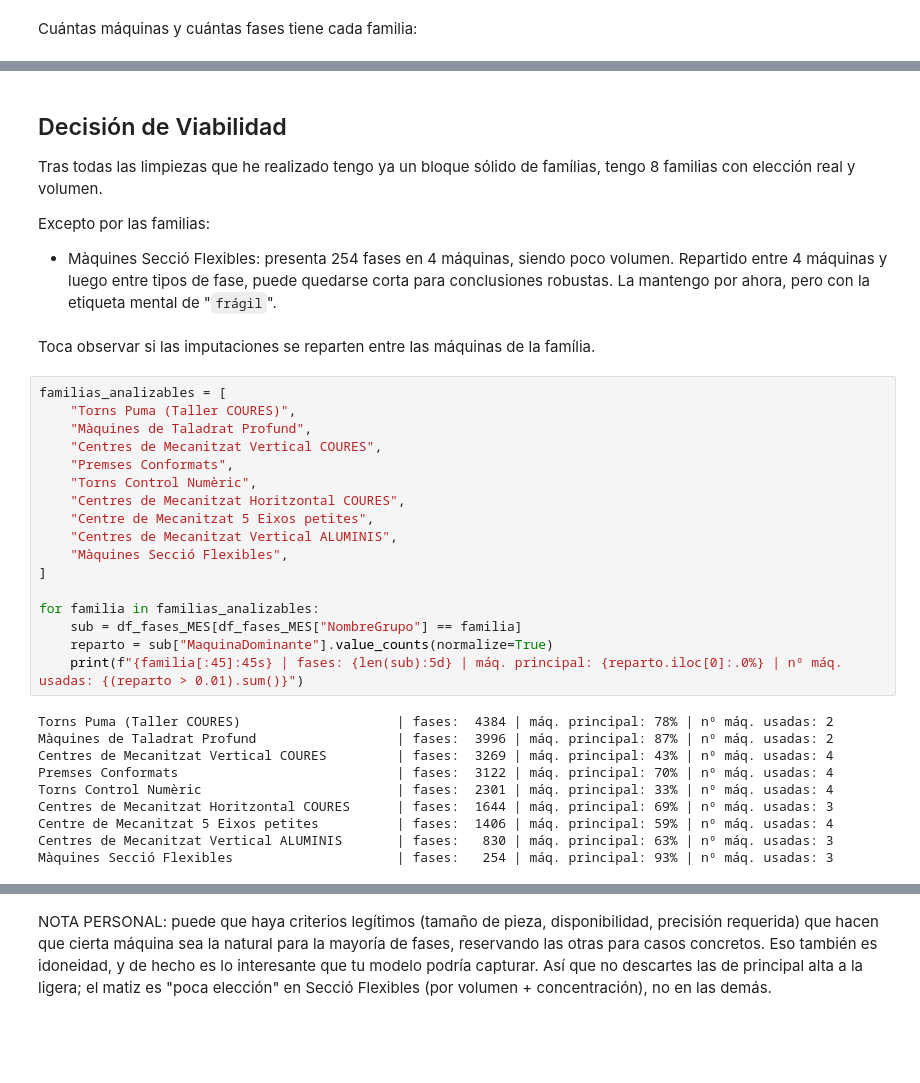
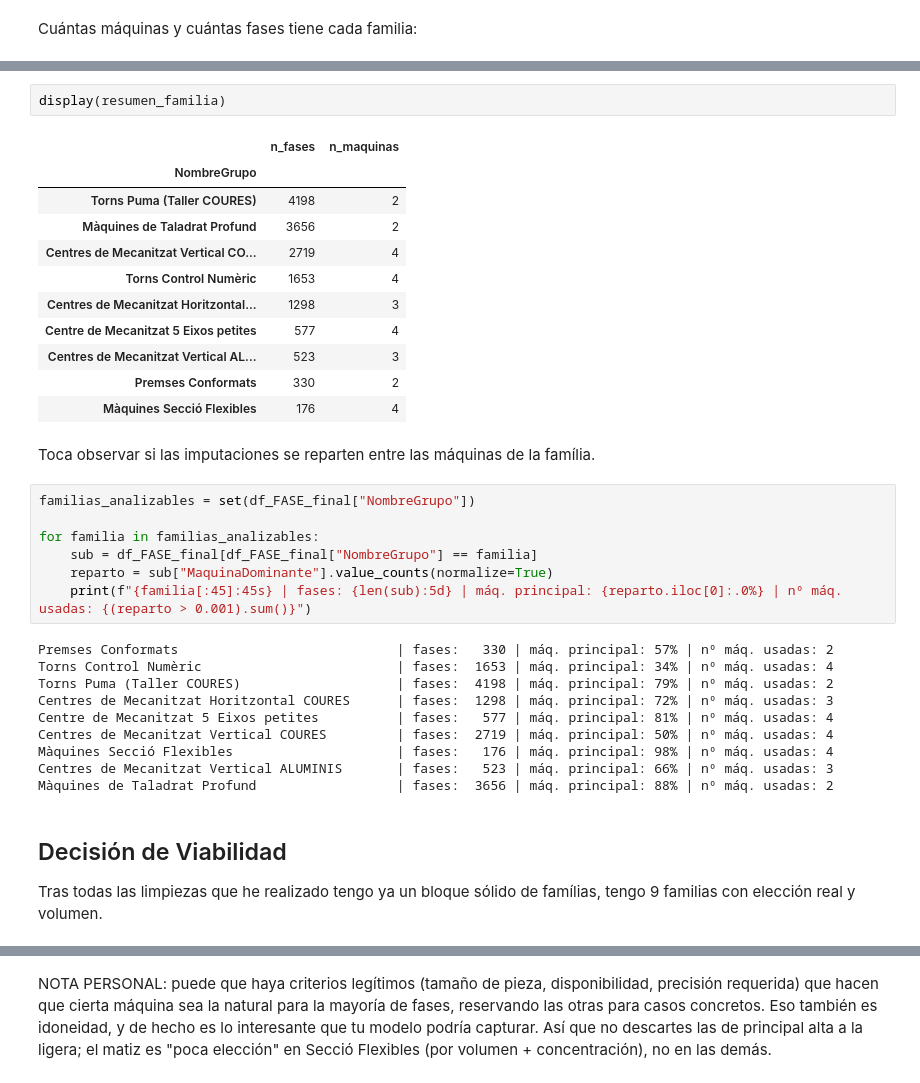
Before and after one commit to muntrans/TFM, a Jupyter notebook: Viabilidad_TFM.ipynb, the cells around one changed output, grey strips where cells are left out. Cells and saved outputs as stored; diff of their text form; blank space fills up the shorter version.

```diff
--- a/Viabilidad_TFM.ipynb
+++ b/Viabilidad_TFM.ipynb
@@ -41,36 +46,37 @@ Màquines Secció Flexibles                     254           4
-# %% [markdown]
-## Decisión de Viabilidad
-Tras todas las limpiezas que he realizado tengo ya un bloque sólido de famílias, tengo 8 familias con elección real y volumen.
-
-Excepto por las familias:
-- Màquines Secció Flexibles: presenta 254 fases en 4 máquinas, siendo poco volumen. Repartido entre 4 máquinas y luego entre tipos de fase, puede quedarse corta para conclusiones robustas. La mantengo por ahora, pero con la etiqueta mental de "``frágil``".
+# %%
+display(resumen_familia)
+# %% [output]
+|  | n_fases | n_maquinas |
+| NombreGrupo |  |  |
+| Torns Puma (Taller COURES) | 4198 | 2 |
+| Màquines de Taladrat Profund | 3656 | 2 |
+| Centres de Mecanitzat Vertical CO... | 2719 | 4 |
+| Torns Control Numèric | 1653 | 4 |
+| Centres de Mecanitzat Horitzontal... | 1298 | 3 |
+| Centre de Mecanitzat 5 Eixos petites | 577 | 4 |
+| Centres de Mecanitzat Vertical AL... | 523 | 3 |
+| Premses Conformats | 330 | 2 |
+| Màquines Secció Flexibles | 176 | 4 |
 # %% [markdown]
 Toca observar si las imputaciones se reparten entre las máquinas de la família.
 # %%
-familias_analizables = [
-    "Torns Puma (Taller COURES)",
-    "Màquines de Taladrat Profund",
-    "Centres de Mecanitzat Vertical COURES",
-    "Premses Conformats",
-    "Torns Control Numèric",
-    "Centres de Mecanitzat Horitzontal COURES",
-    "Centre de Mecanitzat 5 Eixos petites",
-    "Centres de Mecanitzat Vertical ALUMINIS",
-    "Màquines Secció Flexibles",
-]
+familias_analizables = set(df_FASE_final["NombreGrupo"])
 
 for familia in familias_analizables:
-    sub = df_fases_MES[df_fases_MES["NombreGrupo"] == familia]
+    sub = df_FASE_final[df_FASE_final["NombreGrupo"] == familia]
     reparto = sub["MaquinaDominante"].value_counts(normalize=True)
-    print(f"{familia[:45]:45s} | fases: {len(sub):5d} | máq. principal: {reparto.iloc[0]:.0%} | nº máq. usadas: {(reparto > 0.01).sum()}")
+    print(f"{familia[:45]:45s} | fases: {len(sub):5d} | máq. principal: {reparto.iloc[0]:.0%} | nº máq. usadas: {(reparto > 0.001).sum()}")
 # %% [output]
-Torns Puma (Taller COURES)                    | fases:  4384 | máq. principal: 78% | nº máq. usadas: 2
-Màquines de Taladrat Profund                  | fases:  3996 | máq. principal: 87% | nº máq. usadas: 2
-Centres de Mecanitzat Vertical COURES         | fases:  3269 | máq. principal: 43% | nº máq. usadas: 4
-Premses Conformats                            | fases:  3122 | máq. principal: 70% | nº máq. usadas: 4
-Torns Control Numèric                         | fases:  2301 | máq. principal: 33% | nº máq. usadas: 4
-Centres de Mecanitzat Horitzontal COURES      | fases:  1644 | máq. principal: 69% | nº máq. usadas: 3
-Centre de Mecanitzat 5 Eixos petites          | fases:  1406 | máq. principal: 59% | nº máq. usadas: 4
-Centres de Mecanitzat Vertical ALUMINIS       | fases:   830 | máq. principal: 63% | nº máq. usadas: 3
-Màquines Secció Flexibles                     | fases:   254 | máq. principal: 93% | nº máq. usadas: 3
+Premses Conformats                            | fases:   330 | máq. principal: 57% | nº máq. usadas: 2
+Torns Control Numèric                         | fases:  1653 | máq. principal: 34% | nº máq. usadas: 4
+Torns Puma (Taller COURES)                    | fases:  4198 | máq. principal: 79% | nº máq. usadas: 2
+Centres de Mecanitzat Horitzontal COURES      | fases:  1298 | máq. principal: 72% | nº máq. usadas: 3
+Centre de Mecanitzat 5 Eixos petites          | fases:   577 | máq. principal: 81% | nº máq. usadas: 4
+Centres de Mecanitzat Vertical COURES         | fases:  2719 | máq. principal: 50% | nº máq. usadas: 4
+Màquines Secció Flexibles                     | fases:   176 | máq. principal: 98% | nº máq. usadas: 4
+Centres de Mecanitzat Vertical ALUMINIS       | fases:   523 | máq. principal: 66% | nº máq. usadas: 3
+Màquines de Taladrat Profund                  | fases:  3656 | máq. principal: 88% | nº máq. usadas: 2
+# %% [markdown]
+## Decisión de Viabilidad
+Tras todas las limpiezas que he realizado tengo ya un bloque sólido de famílias, tengo 9 familias con elección real y volumen.
 # %% [markdown]
```
Also changed, not shown: parts of 27 cells of this notebook, 5 other files.
